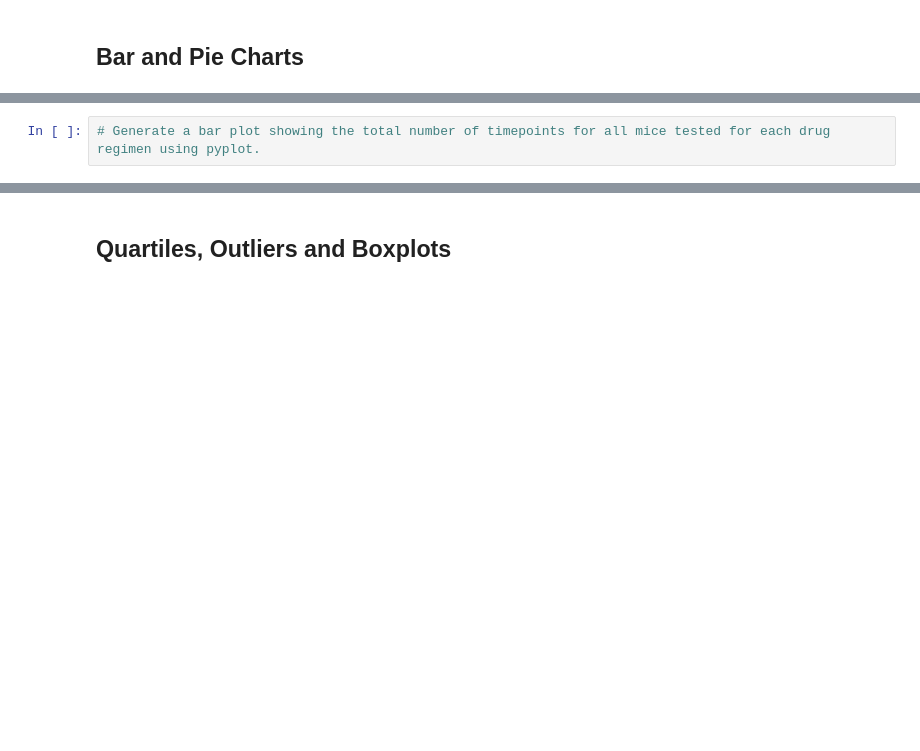
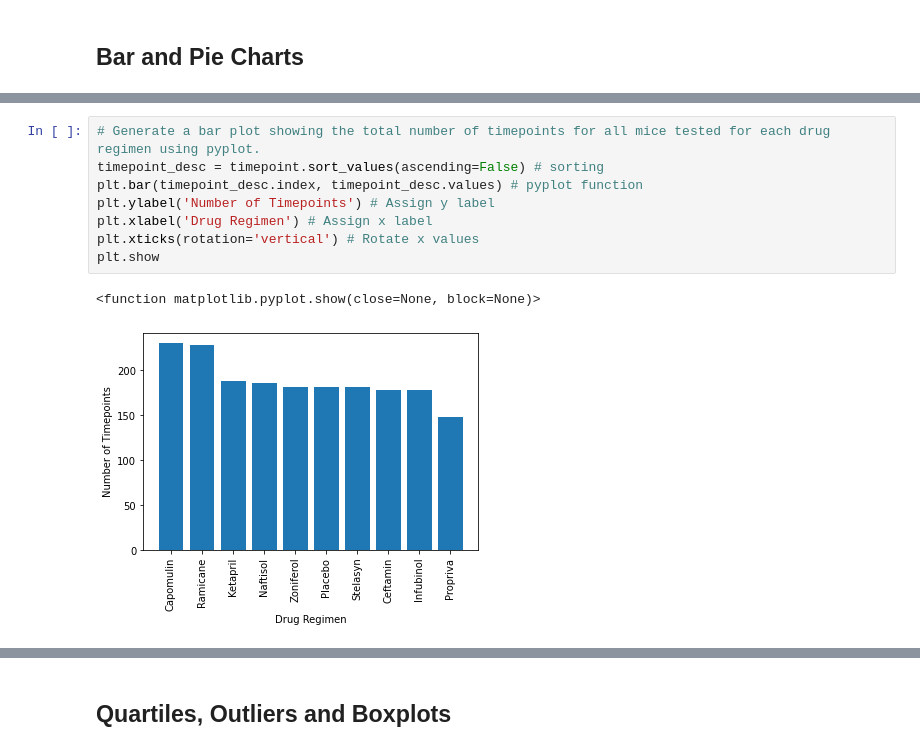
Before and after one commit to Dortilla/MatPlotLibChallenge, a Jupyter notebook: Pymaceuticals/pymaceuticals_starter.ipynb, the cells around one changed output, grey strips where cells are left out. Cells and saved outputs as stored; diff of their text form; blank space fills up the shorter version.

```diff
--- a/Pymaceuticals/pymaceuticals_starter.ipynb
+++ b/Pymaceuticals/pymaceuticals_starter.ipynb
@@ -148,2 +152,11 @@ tumorvolume_df2
 # %%
 # Generate a bar plot showing the total number of timepoints for all mice tested for each drug regimen using pyplot.
+timepoint_desc = timepoint.sort_values(ascending=False) # sorting
+plt.bar(timepoint_desc.index, timepoint_desc.values) # pyplot function
+plt.ylabel('Number of Timepoints') # Assign y label
+plt.xlabel('Drug Regimen') # Assign x label
+plt.xticks(rotation='vertical') # Rotate x values
+plt.show
+# %% [output]
+<function matplotlib.pyplot.show(close=None, block=None)>
+[figure, added]
```
Also changed, not shown: parts of 7 cells of this notebook.
